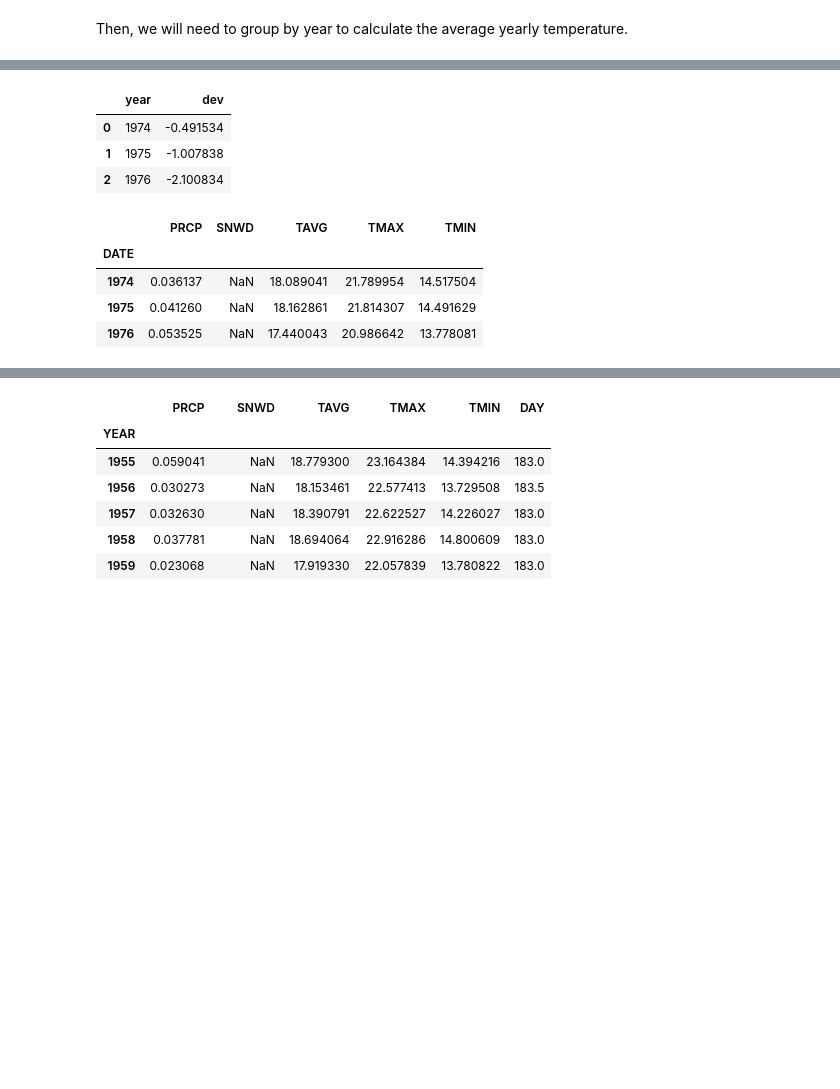
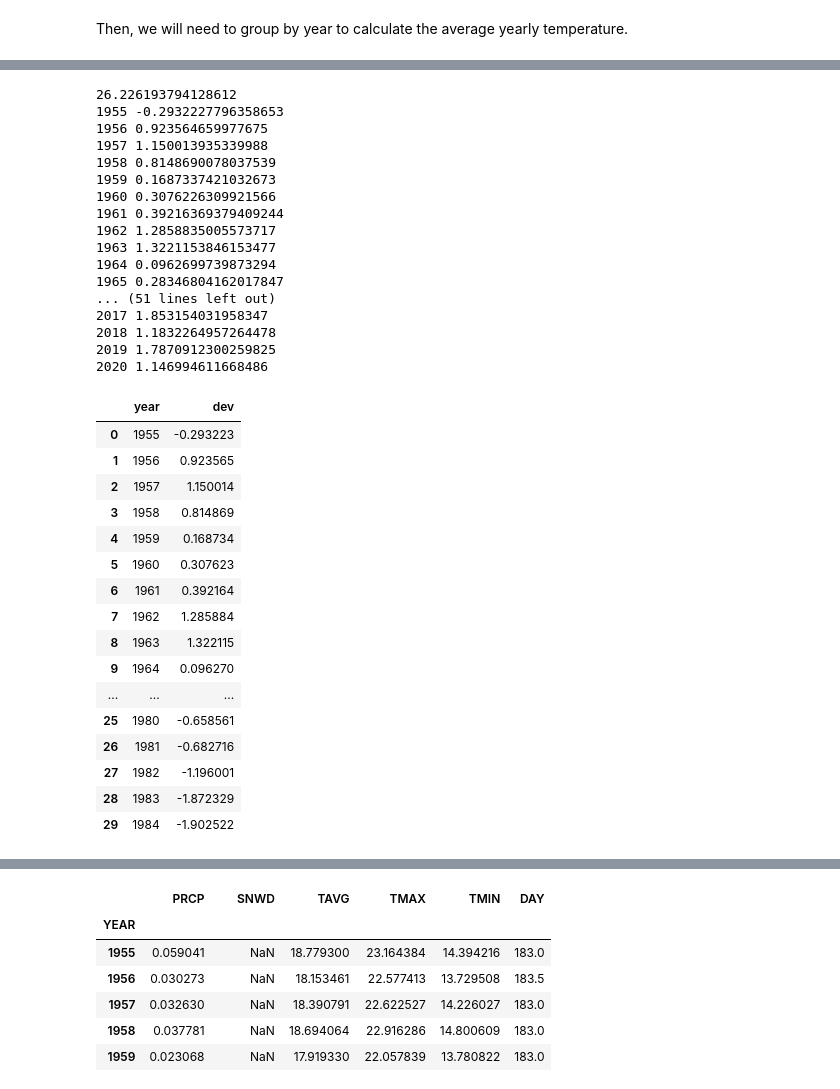
Before and after one commit to nataliaKat/Applied-ML-Assignments, a Jupyter notebook: assignment_01/assignment_01_Katsiapi_Natalia.ipynb, the cells around one changed output, grey strips where cells are left out. Cells and saved outputs as stored; diff of their text form; code cells hidden in the pictures; blank space fills up the shorter version.

```diff
--- a/assignment_01/assignment_01_Katsiapi_Natalia.ipynb
+++ b/assignment_01/assignment_01_Katsiapi_Natalia.ipynb
@@ -138,7 +138,7 @@ data[data.TMAX.isna() | data.TMIN.isna()]
 # %% [markdown]
 There are still missing values, however for the time being they do not have an impact on our analysis. The same goes for percipitation. For the sake of completeness we will fill them with an average of values before 2010.
 # %%
-data.loc[before_2010, 'TMIN'] = data.loc[before_2010, 'TMIN'].fillna(value=data.loc[before_2010, 'TMIN'].mean())
-data.loc[before_2010, 'TMAX'] = data.loc[before_2010, 'TMAX'].fillna(value=data.loc[before_2010, 'TMAX'].mean())
-data.loc[before_2010, 'PRCP'] = data.loc[before_2010, 'PRCP'].fillna(value=data.loc[before_2010, 'PRCP'].mean())
-data[data.TMAX.isna() | data.TMIN.isna() | data.PRCP.isna()]
+# data.loc[before_2010, 'TMIN'] = data.loc[before_2010, 'TMIN'].fillna(value=data.loc[before_2010, 'TMIN'].mean())
+# data.loc[before_2010, 'TMAX'] = data.loc[before_2010, 'TMAX'].fillna(value=data.loc[before_2010, 'TMAX'].mean())
+# data.loc[before_2010, 'PRCP'] = data.loc[before_2010, 'PRCP'].fillna(value=data.loc[before_2010, 'PRCP'].mean())
+# data[data.TMAX.isna() | data.TMIN.isna() | data.PRCP.isna()]
@@ -304,0 +302,3 @@ We will drop the unnecessary columns and have some statistics to see if generall
+# %%
+data = data.sort_values(by="DATE")
+data
@@ -321,7 +335,7 @@ data.describe()
 # %% [markdown]
 We will start by obtaining the data from 1974 and afterwards.
 # %%
-recent_df = data.loc[data.DATE.dt.year >= 1974]
-recent_df
+summer_1974_1999 = data.loc[(data.DATE.dt.year >= 1974) & (data.DATE.dt.year <= 1999) & (data.DATE.dt.month).between(6,8)]
+summer_1974_1999
 # %% [output]
 |  | STATION | DATE | PRCP | SNWD | TAVG | TMAX | TMIN |
@@ -340,7 +354,6 @@ recent_df
 # %% [markdown]
 Then, we will need to group by year to calculate the average yearly temperature.
 # %%
-summer = recent_df[recent_df.DATE.dt.month.between(6,8)]
-summer_grouped = summer.groupby(data.DATE.dt.year)
-summer_grouped
+summer = data[data.DATE.dt.month.between(6,8)]
+summer.tail(70)
 # %% [output]
@@ -348,25 +375,48 @@ summer_grouped
 # %%
-summer_mean = summer.TAVG.mean()
+summer_mean = summer_1974_1999.TAVG.mean()
+print(summer_mean)
 deviations = []
 for n, s in summer_grouped:
     deviation = s.TAVG.mean() - summer_mean
+    print(n, deviation)
     deviations.append(deviation)
 summer_devs = pd.DataFrame({
     "year": summer_grouped.groups.keys(),
     "dev": deviations
 })
-summer_devs.head(3)
+summer_devs.head(30)
 # %% [output]
+26.226193794128612
+1955 -0.2932227796358653
+1956 0.923564659977675
+1957 1.150013935339988
+1958 0.8148690078037539
+1959 0.1687337421032673
+1960 0.3076226309921566
+1961 0.39216369379409244
+1962 1.2858835005573717
+1963 1.3221153846153477
+1964 0.0962699739873294
+1965 0.28346804162017847
+... (51 lines left out)
+2017 1.853154031958347
+2018 1.1832264957264478
+2019 1.7870912300259825
+2020 1.146994611668486
 |  | year | dev |
-| 0 | 1974 | -0.491534 |
-| 1 | 1975 | -1.007838 |
-| 2 | 1976 | -2.100834 |
+| 0 | 1955 | -0.293223 |
+| 1 | 1956 | 0.923565 |
+| 2 | 1957 | 1.150014 |
+| 3 | 1958 | 0.814869 |
+| 4 | 1959 | 0.168734 |
+| 5 | 1960 | 0.307623 |
+| 6 | 1961 | 0.392164 |
+| 7 | 1962 | 1.285884 |
+| 8 | 1963 | 1.322115 |
+| 9 | 1964 | 0.096270 |
+| ... | ... | ... |
+| 25 | 1980 | -0.658561 |
+| 26 | 1981 | -0.682716 |
+| 27 | 1982 | -1.196001 |
+| 28 | 1983 | -1.872329 |
+| 29 | 1984 | -1.902522 |
-# %%
-years = recent_df.groupby(data.DATE.dt.year)
-years.mean().head(3)
-# %% [output]
-|  | PRCP | SNWD | TAVG | TMAX | TMIN |
-| DATE |  |  |  |  |  |
-| 1974 | 0.036137 | NaN | 18.089041 | 21.789954 | 14.517504 |
-| 1975 | 0.041260 | NaN | 18.162861 | 21.814307 | 14.491629 |
-| 1976 | 0.053525 | NaN | 17.440043 | 20.986642 | 13.778081 |
```
Also changed, not shown: parts of 20 cells of this notebook.
